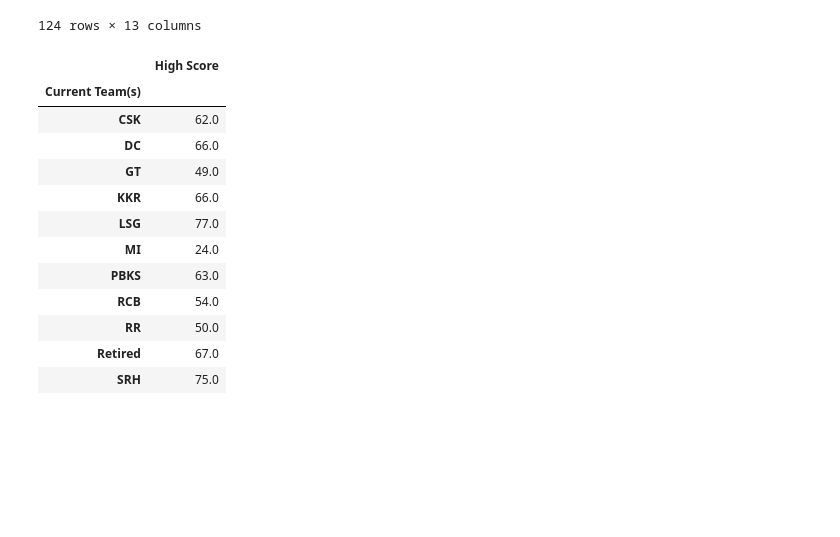
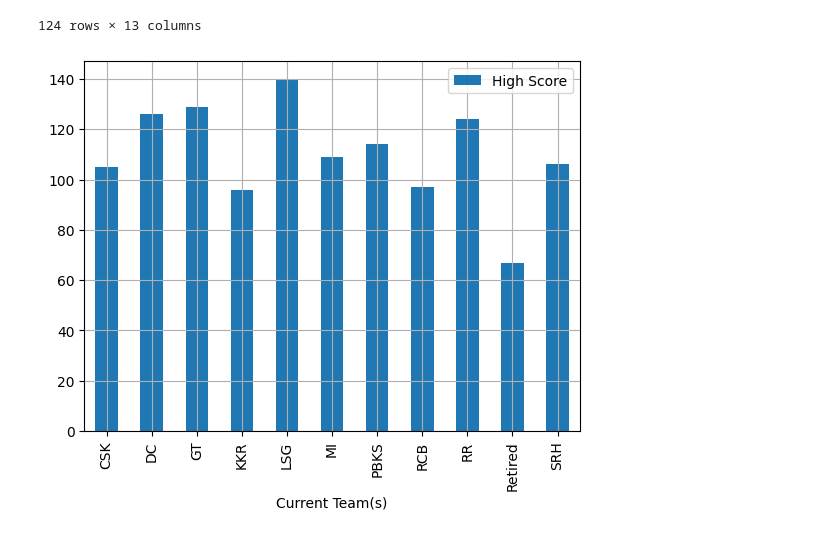
Before and after one commit to Udhay2898/IPL, a Jupyter notebook: IPL_Stats.ipynb, the cells around one changed output. Cells and saved outputs as stored; diff of their text form; code cells hidden in the pictures; blank space fills up the shorter version.

```diff
--- a/IPL_Stats.ipynb
+++ b/IPL_Stats.ipynb
@@ -457,19 +447,9 @@ pivot_table_10
 124 rows × 13 columns
 # %%
 df_2024 = df[df['Played in 2024'] == 'Yes']
-pivot_table_11 = df_2024.pivot_table(index='Current Team(s)', values=['High Score'], aggfunc='min')
-pivot_table_11
+pivot_table_11 = df_2024.pivot_table(index='Current Team(s)', values=['High Score'], aggfunc='max')
+pivot_table_11.plot.bar(stacked=True)
+plt.grid(True)
+plt.show()
 # %% [output]
-|  | High Score |
-| Current Team(s) |  |
-| CSK | 62.0 |
-| DC | 66.0 |
-| GT | 49.0 |
-| KKR | 66.0 |
-| LSG | 77.0 |
-| MI | 24.0 |
-| PBKS | 63.0 |
-| RCB | 54.0 |
-| RR | 50.0 |
-| Retired | 67.0 |
-| SRH | 75.0 |
+[figure, added]
```
Also changed, not shown: parts of 4 cells of this notebook.
